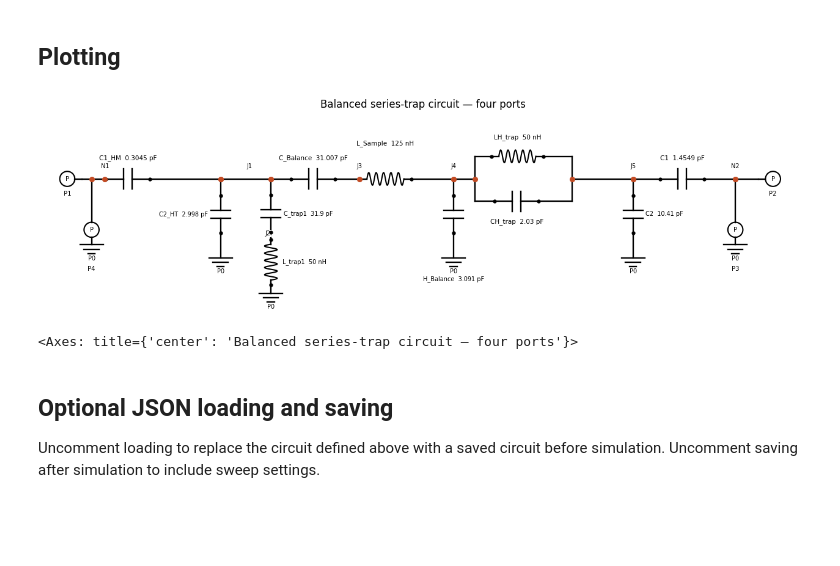
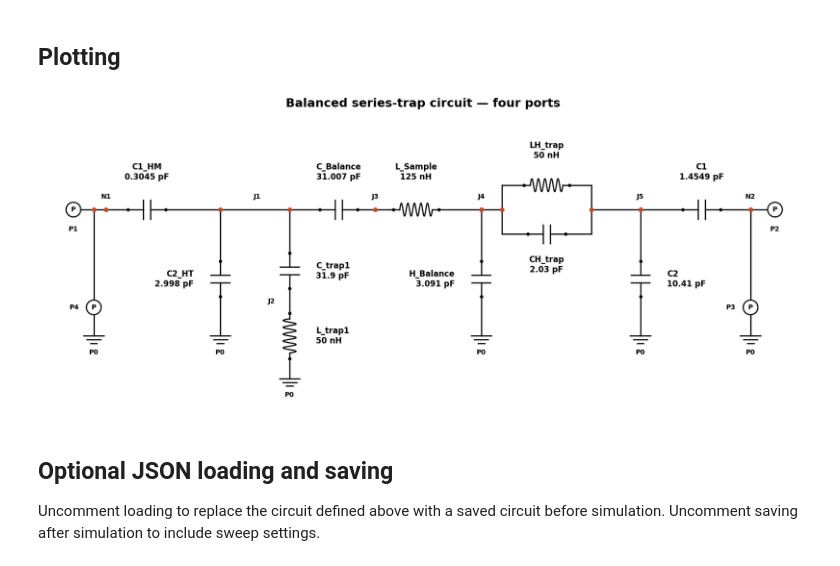
Before and after one commit to VThalakottoor/PyOR, a Jupyter notebook: Examples/RF_Circuit_Simulation/Balanced-double-resonance_LC-circuit.ipynb, the cells around one changed output. Saved outputs shown, nothing was run; the diff lists cells and outputs as text; code cells hidden in the pictures; blank space fills up the shorter version.

Commit message:
RF circuit simulation2

```diff
--- a/Examples/RF_Circuit_Simulation/Balanced-double-resonance_LC-circuit.ipynb
+++ b/Examples/RF_Circuit_Simulation/Balanced-double-resonance_LC-circuit.ipynb
@@ -62,10 +80,9 @@ Reference impedance: 50.0 Ω
 # %% [markdown]
 ## Plotting
 # %%
-circuit.Plot_Circuit(figsize=(16, 5))
+circuit.Plot_Circuit(figsize=(18, 7), font_size=12, node_font_size=10)
 # %% [output]
-[figure, old version]
+[figure, new version]
-<Axes: title={'center': 'Balanced series-trap circuit — four ports'}>
 # %% [markdown]
 ## Optional JSON loading and saving
 
```
Also changed, not shown: parts of 3 cells of this notebook, 1 other file.
